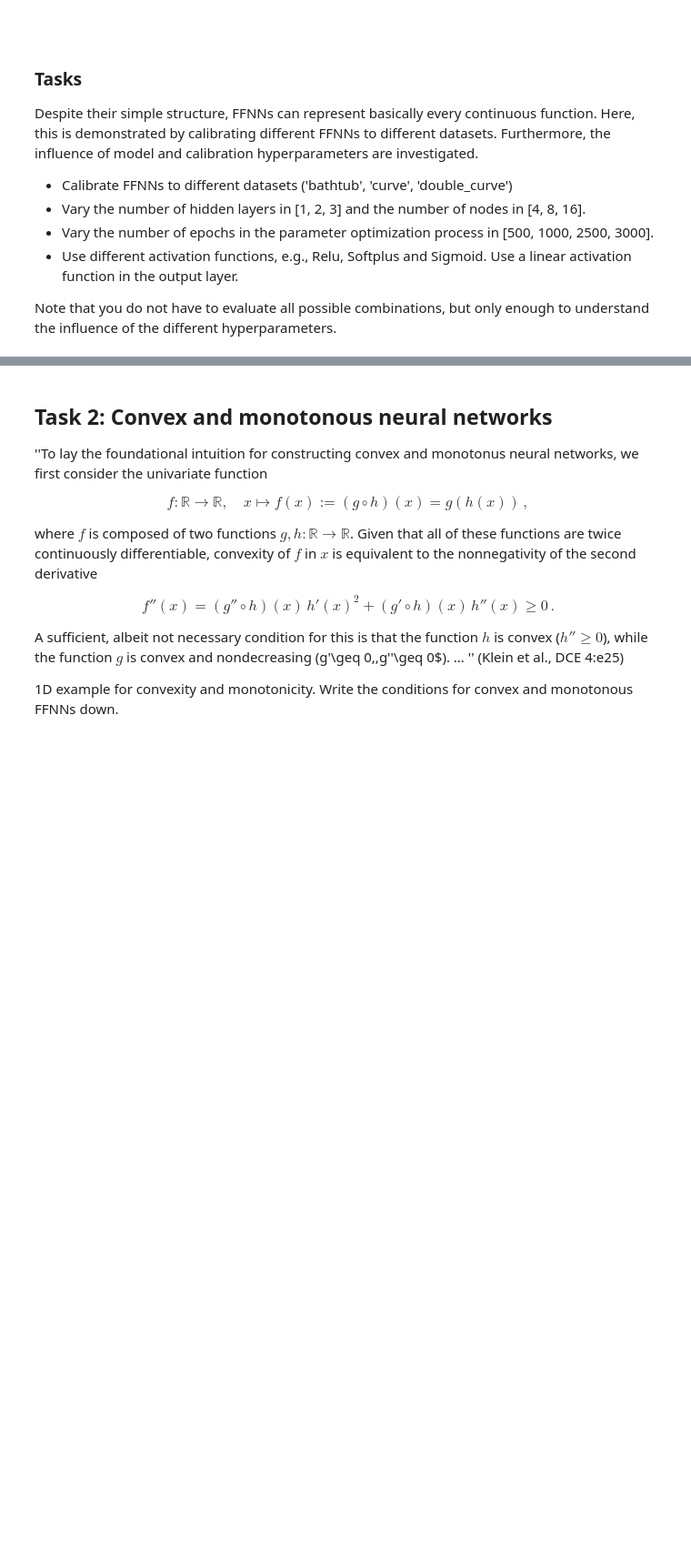
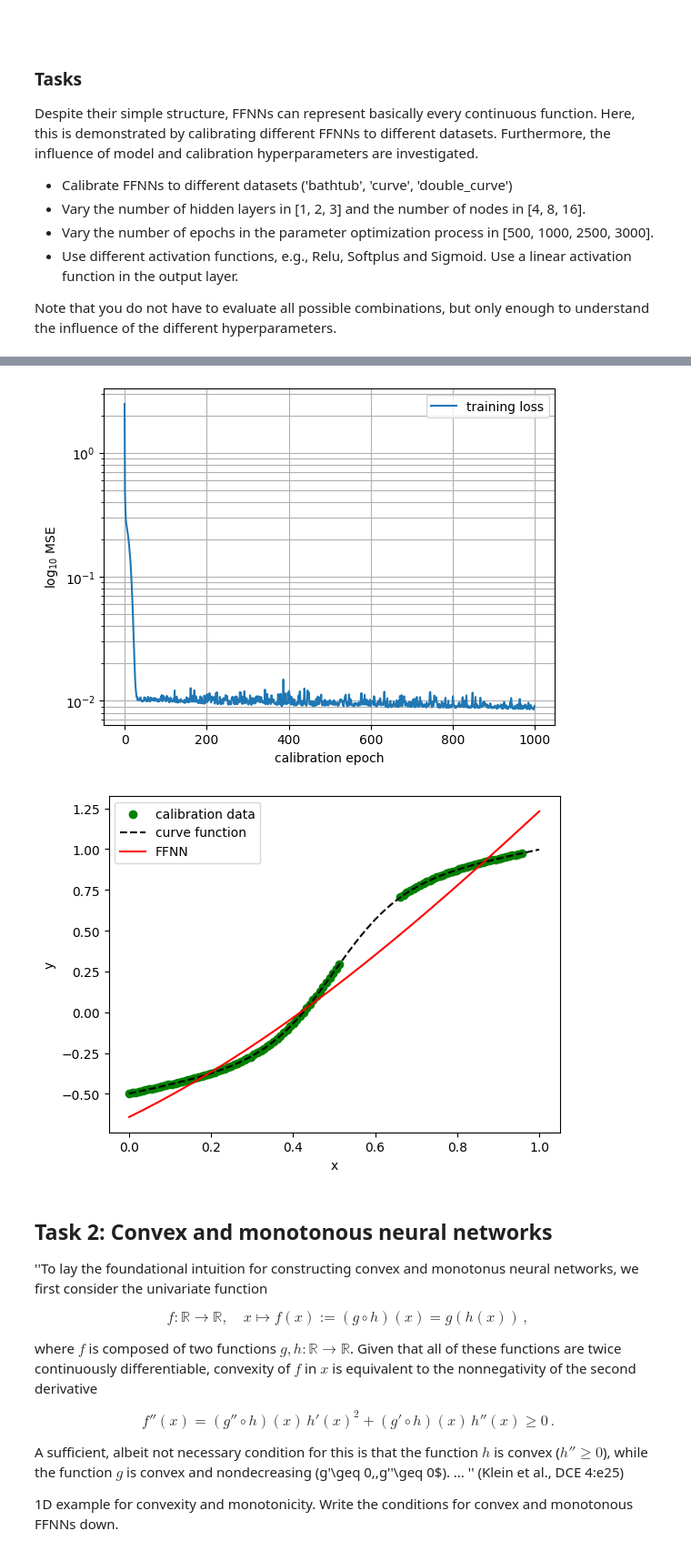
Before and after one commit to CPShub/LecturePhysicsAwareML, a Jupyter notebook: FFNN_introduction/main_task_FFNN.ipynb, the cells around one changed output, grey strips where cells are left out. Shown at 91% size. Saved outputs shown, nothing was run; the diff lists cells and outputs as text; code cells hidden in the pictures; blank space fills up the shorter version.

```diff
--- a/FFNN_introduction/main_task_FFNN.ipynb
+++ b/FFNN_introduction/main_task_FFNN.ipynb
@@ -94,7 +94,7 @@ Despite their simple structure, FFNNs can represent basically every continuous f
 Note that you do not have to evaluate all possible combinations, but only enough to understand the influence of the different hyperparameters.
 # %%
 #   adapt the model name for your plots
-model_name = 'test'
+model_name = 'FFNN'
 
 #   number of nodes in each layer
 units = [32,32,1]
@@ -110,7 +110,7 @@ model = lm.main(units=units, activation=activation)
 data = 'curve'
 
 #   epochs: number of iterations in the optimisation process
-epochs = 100
+epochs = 1000
 
 #   load data
 xs, ys, xs_c, ys_c = ld.get_data(data)
@@ -121,7 +121,7 @@ print(t1)
 
 #   set "verbose=2" to observe the progress of the calibration process
 tf.keras.backend.set_value(model.optimizer.learning_rate, 0.002)
-h = model.fit([xs_c], [ys_c], epochs = epochs,  verbose = 2)
+h = model.fit([xs_c], [ys_c], epochs = epochs,  verbose = 0)
 
 t2 = now()
 print('it took', t2 - t1, '(sec) to calibrate the model')
@@ -131,3 +131,4 @@ lp.plot_loss(h)
 
 
 lp.plot_data_model(xs, ys, xs_c, ys_c, model, model_name, data, 4)
+# %% [output]
@@ -134,3 +138,5 @@ lp.plot_data_model(xs, ys, xs_c, ys_c, model, model_name, data, 4)
+[figure, added]
+[figure, added]
 # %% [markdown]
 ## Task 2: Convex and monotonous neural networks
 
```
Also changed, not shown: parts of 6 cells of this notebook.
